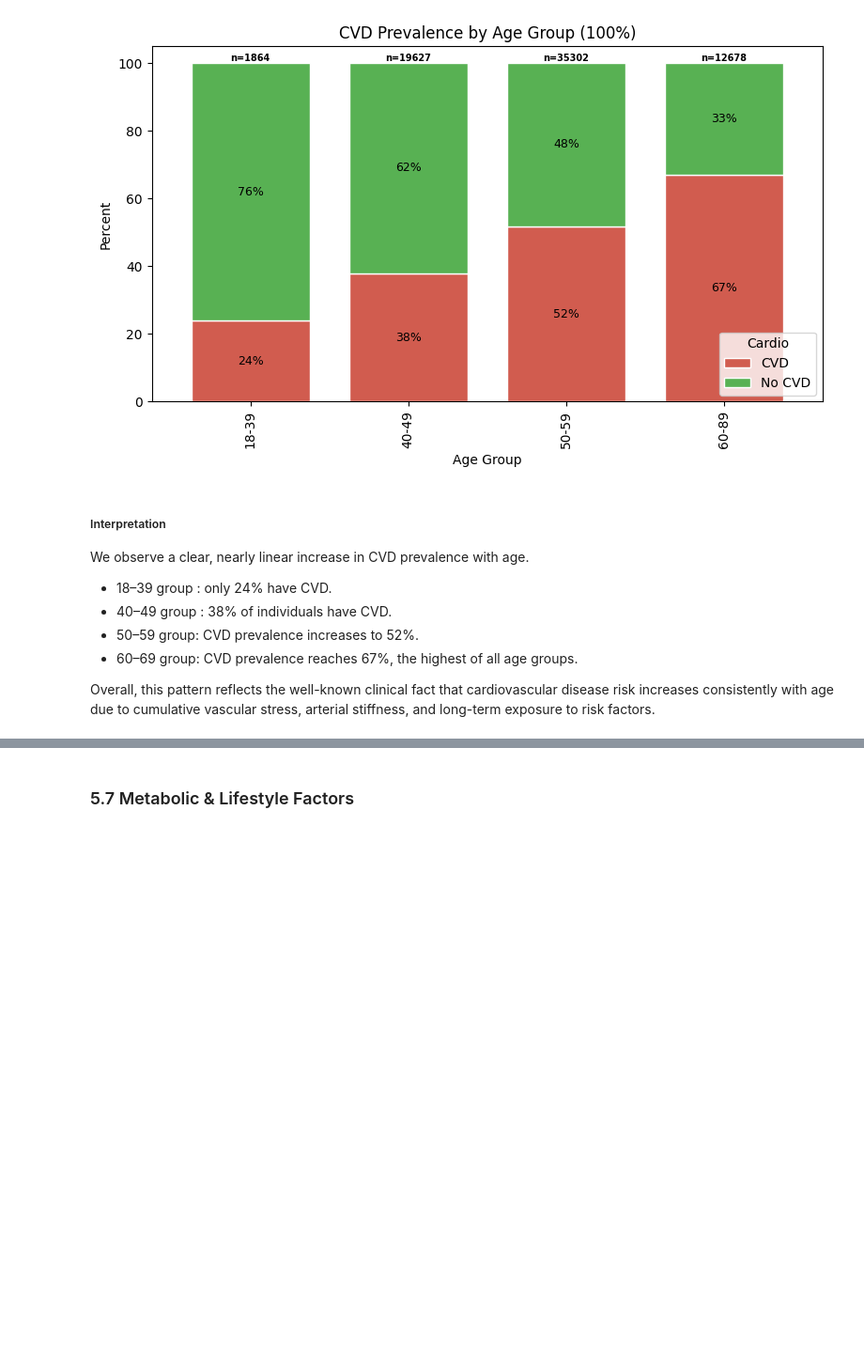
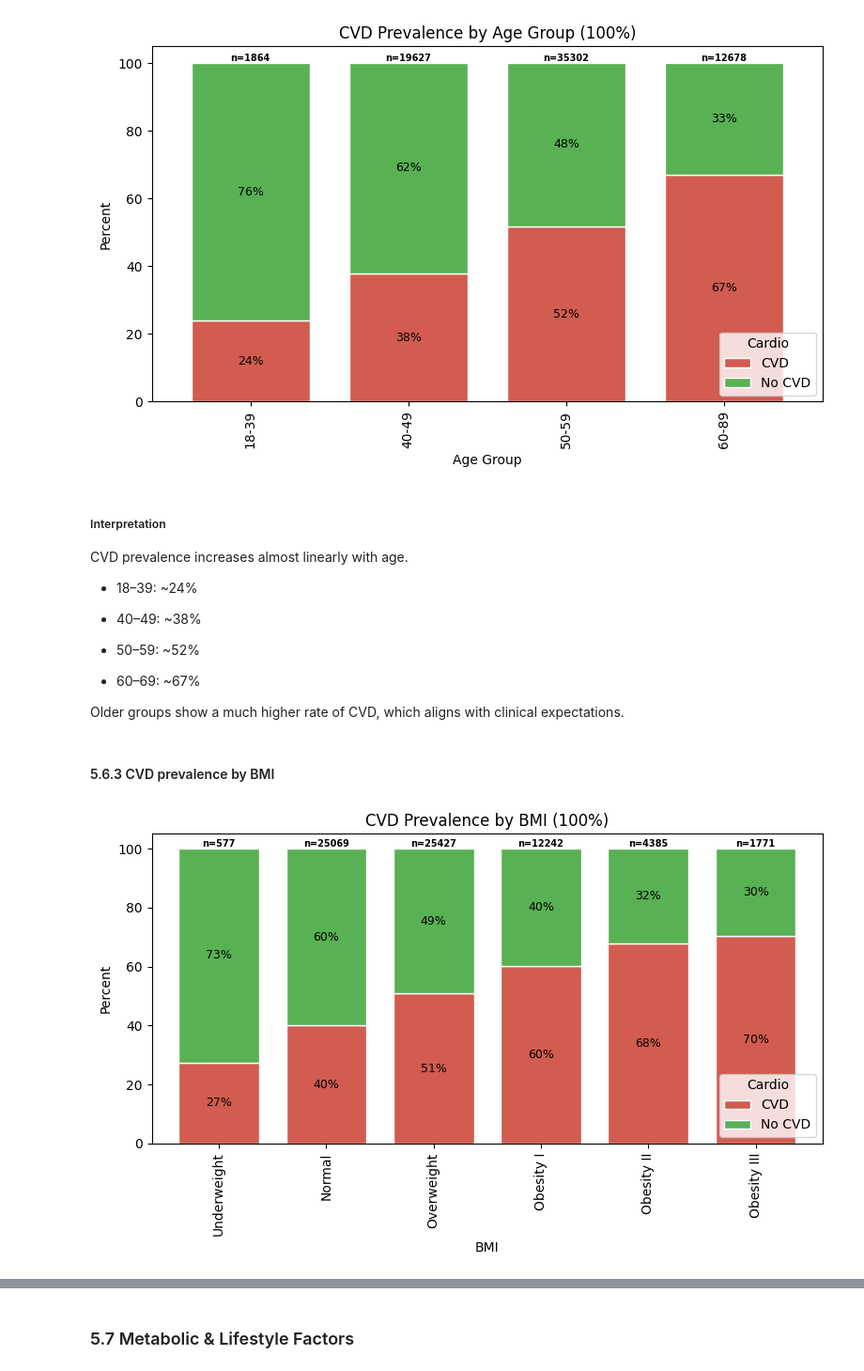
Before and after one commit to lizabguercho/DI_Final_Project_CVD, a Jupyter notebook: Final_project.ipynb, the cells around one changed output, grey strips where cells are left out. Shown at 94% size. Cells and saved outputs as stored; diff of their text form; code cells hidden in the pictures; blank space fills up the shorter version.

```diff
--- a/Final_project.ipynb
+++ b/Final_project.ipynb
@@ -567,9 +572,11 @@ In total, about 82% of the dataset is hypertensive (Stage 1, Stage 2, or Crisis)
 #### 5.5.2 Distribution of BP per gender
 # %%
 # Crosstab (percentage distribution of BP categories within each gender)
-ct = pd.crosstab(df_clean["gender_label"],
-                 pd.Categorical(df_clean["bp_category"], categories=config.BP_ORDER, ordered=True),
-                 normalize="index") * 100
+ct = pd.crosstab(
+    df_clean["gender_label"],
+    df_clean["bp_category"],
+    normalize="index"
+) * 100
 
 # plot
 ax = ct.plot(kind="bar", stacked=True, figsize=(8,5), color=config.GRADIENT_COLORS[1:], edgecolor="white", width=0.7)
@@ -610,7 +615,11 @@ Hypertensive Crisis       160
 Name: count, dtype: int64
 # %%
 # Crosstab (CVD prevalence by blood pressure category)
-ct = pd.crosstab(df_clean["bp_category"], df_clean["cardio_label"], normalize="index") * 100
+ct = pd.crosstab(df_clean["bp_category"],
+                 df_clean["cardio_label"],
+                 normalize="index") * 100
+
+
 ax = ct.plot(kind="bar", stacked=True, figsize=(8,5),
              color=["#D15C4F","#58B153"], edgecolor="white", width=0.75,)
 
@@ -685,11 +686,37 @@ plt.legend(title="Cardio"); plt.tight_layout(); plt.show()
 # %% [markdown]
 ##### Interpretation
 
-We observe a clear, nearly linear increase in CVD prevalence with age.
+CVD prevalence increases almost linearly with age.
 
-- 18–39 group : only 24% have CVD.
-- 40–49 group : 38% of individuals have CVD.
-- 50–59 group: CVD prevalence increases to 52%.
-- 60–69 group: CVD prevalence reaches 67%, the highest of all age groups.
+- 18–39: ~24%
 
-Overall, this pattern reflects the well-known clinical fact that cardiovascular disease risk increases consistently with age due to cumulative vascular stress, arterial stiffness, and long-term exposure to risk factors.
+- 40–49: ~38%
+
+- 50–59: ~52%
+
+- 60–69: ~67%
+
+Older groups show a much higher rate of CVD, which aligns with clinical expectations.
+# %% [markdown]
+#### 5.6.3 CVD prevalence by BMI
+# %%
+ct = pd.crosstab(df_clean["bmi_bin"], df_clean["cardio_label"], normalize="index") * 100
+ax = ct.plot(kind="bar", stacked=True, figsize=(8,5),
+             color=["#D15C4F","#58B153"], edgecolor="white", width=0.75)
+
+for container in ax.containers:
+    ax.bar_label(container, fmt="%.0f%%", label_type="center", fontsize=9, color="black")
+
+
+totals2 = df_clean["bmi_bin"].value_counts().sort_index()
+
+for i, total in enumerate(totals2):
+    ax.text(i, 100,
+            f"n={total}",
+            ha="center", va="bottom", fontsize=7, fontweight="bold")
+
+plt.title("CVD Prevalence by BMI (100%)")
+plt.ylabel("Percent"); plt.xlabel("BMI")
+plt.legend(title="Cardio"); plt.tight_layout(); plt.show()
+# %% [output]
+[figure, added]
```
Also changed, not shown: parts of 45 cells of this notebook.
